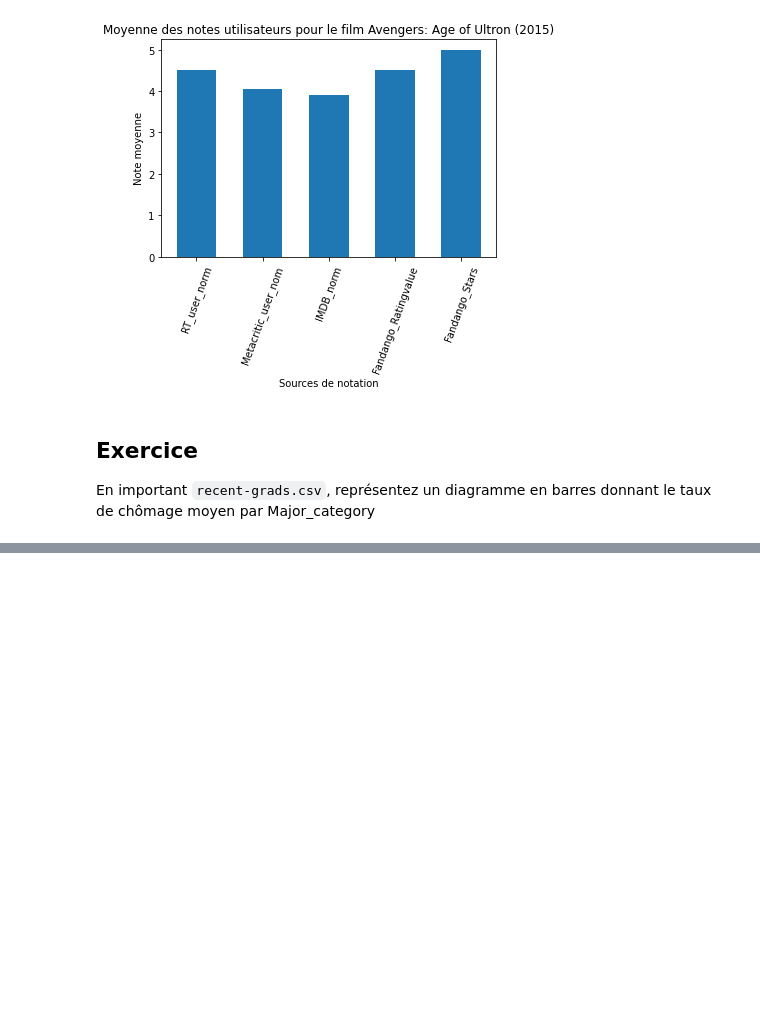
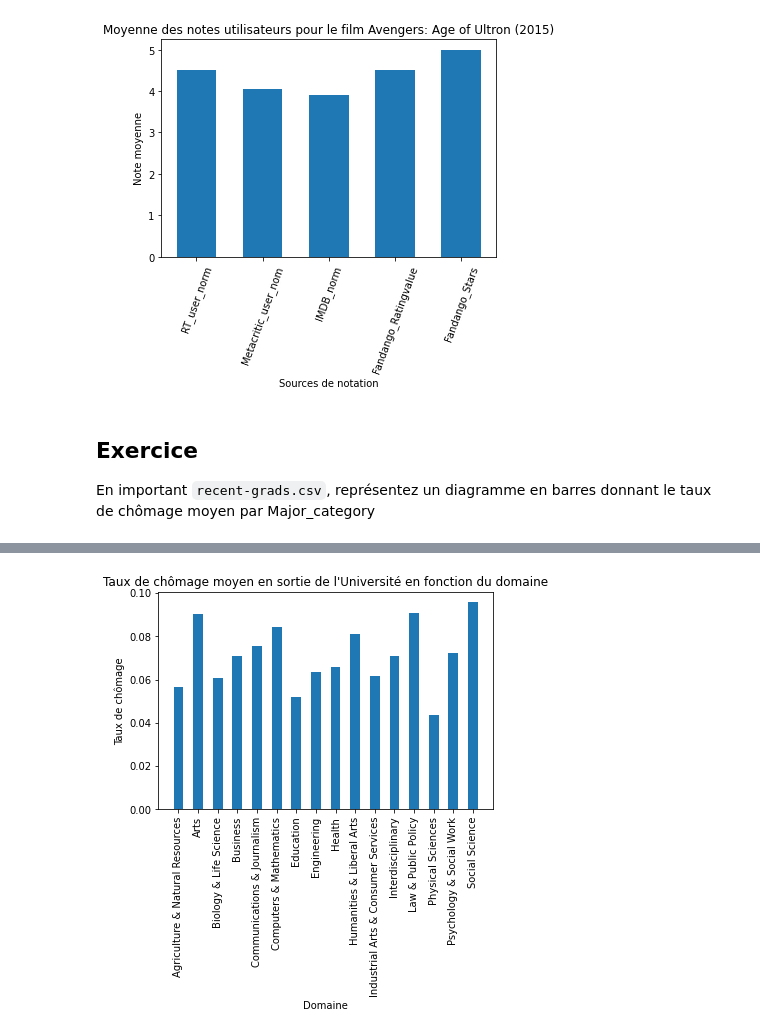
Before and after one commit to louiskuhn/IA-P2-Euskadi, a Jupyter notebook: Python/2. Visualisation graphique/2. VisualisationGraphique_barres.ipynb, the cells around one changed output, grey strips where cells are left out. Drawn from its saved outputs; the diff is of its cells as text; code cells hidden in the pictures; blank space fills up the shorter version.

Commit message:
correction noteboog diagrammes et versionning nuage de points

```diff
--- a/Python/2. Visualisation graphique/2. VisualisationGraphique_barres.ipynb
+++ b/Python/2. Visualisation graphique/2. VisualisationGraphique_barres.ipynb
@@ -119,3 +119,6 @@ plt.show()
 # %% [markdown]
 ## Exercice
 En important `recent-grads.csv`, représentez un diagramme en barres donnant le taux de chômage moyen par Major_category
+# %%
+rg = pd.read_csv("Data/recent-grads.csv")
+rg.head()
@@ -121,0 +133,3 @@ En important `recent-grads.csv`, représentez un diagramme en barres donnant le
+# %%
+ur_categ = rg.groupby("Major_category").Unemployment_rate.mean()
+ur_categ
@@ -121,0 +155,16 @@ En important `recent-grads.csv`, représentez un diagramme en barres donnant le
+# %%
+valeurs_moy=ur_categ.values
+labels_axes=ur_categ.index
+# %%
+fig, ax = plt.subplots()
+ax.bar(labels_axes,valeurs_moy,0.5)
+ax.set_xticks(labels_axes)
+ax.set_xticklabels(labels=labels_axes, rotation = 90)
+
+ax.set_xlabel('Domaine')
+ax.set_ylabel('Taux de chômage')
+ax.set_title("Taux de chômage moyen en sortie de l'Université en fonction du domaine")
+
+plt.show()
+# %% [output]
+[figure, added]
```
Also changed, not shown: parts of 5 cells of this notebook, 1 other file.
